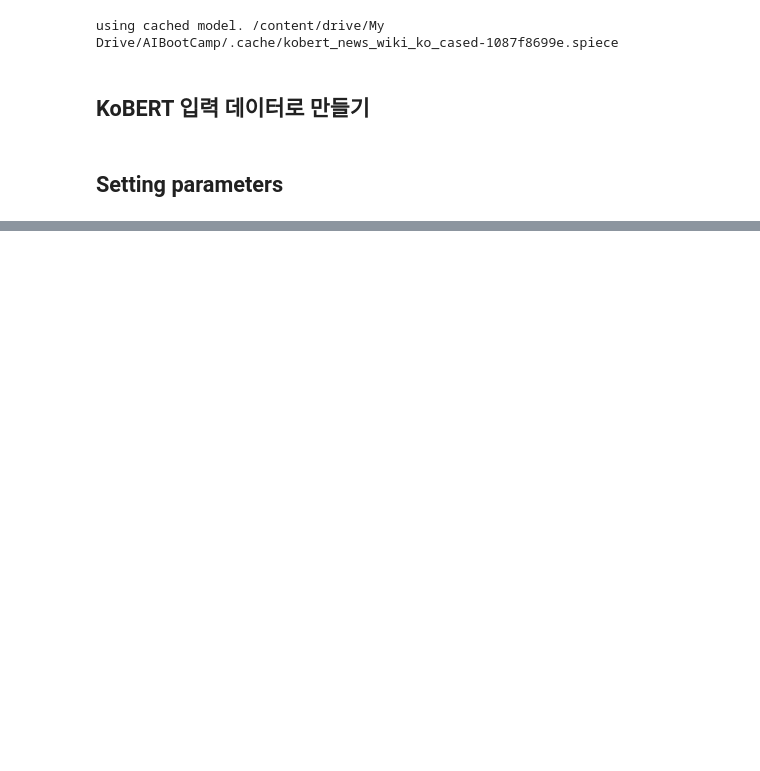
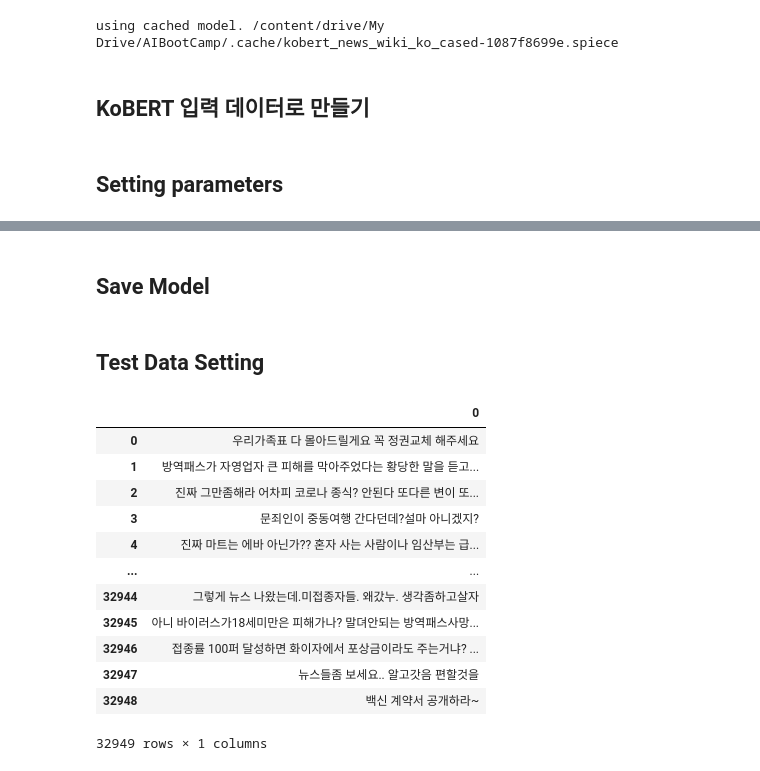
Before and after one commit to minshyee/Section-4, a Jupyter notebook: VaccinePass_Sentiment.ipynb, the cells around one changed output, grey strips where cells are left out. Cells and saved outputs as stored; diff of their text form; code cells hidden in the pictures; blank space fills up the shorter version.

```diff
--- a/VaccinePass_Sentiment.ipynb
+++ b/VaccinePass_Sentiment.ipynb
@@ -222,0 +263,2 @@ epoch 6 train acc 0.9950657894736842
+# %% [markdown]
+## Save Model
@@ -222,0 +274,22 @@ epoch 6 train acc 0.9950657894736842
+# %% [markdown]
+## Test Data Setting
+# %%
+comm = pd.read_csv('comment_test.csv')
+comm.drop('Unnamed: 0', axis=1, inplace=True)
+comm.dropna(inplace=True)
+comm.reset_index(drop=True,inplace=True)
+comm
+# %% [output]
+|  | 0 |
+| 0 | 우리가족표 다 몰아드릴게요 꼭 정권교체 해주세요 |
+| 1 | 방역패스가 자영업자 큰 피해를 막아주었다는 황당한 말을 듣고... |
+| 2 | 진짜 그만좀해라 어차피 코로나 종식? 안된다 또다른 변이 또... |
+| 3 | 문죄인이 중동여행 간다던데?설마 아니겠지? |
+| 4 | 진짜 마트는 에바 아닌가?? 혼자 사는 사람이나 임산부는 급... |
+| ... | ... |
+| 32944 | 그렇게 뉴스 나왔는데.미접종자들. 왜갔누. 생각좀하고살자 |
+| 32945 | 아니 바이러스가18세미만은 피해가나? 말뎌안되는 방역패스사망... |
+| 32946 | 접종률 100퍼 달성하면 화이자에서 포상금이라도 주는거냐? ... |
+| 32947 | 뉴스들좀 보세요.. 알고갓음 편할것을 |
+| 32948 | 백신 계약서 공개하라~ |
+32949 rows × 1 columns
```
Also changed, not shown: parts of 31 cells of this notebook.
